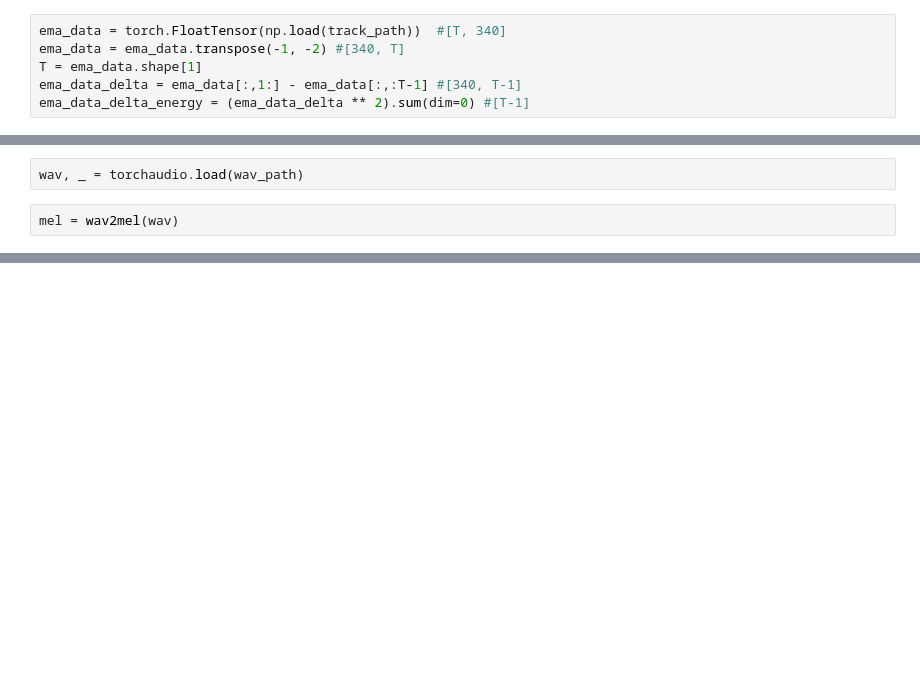
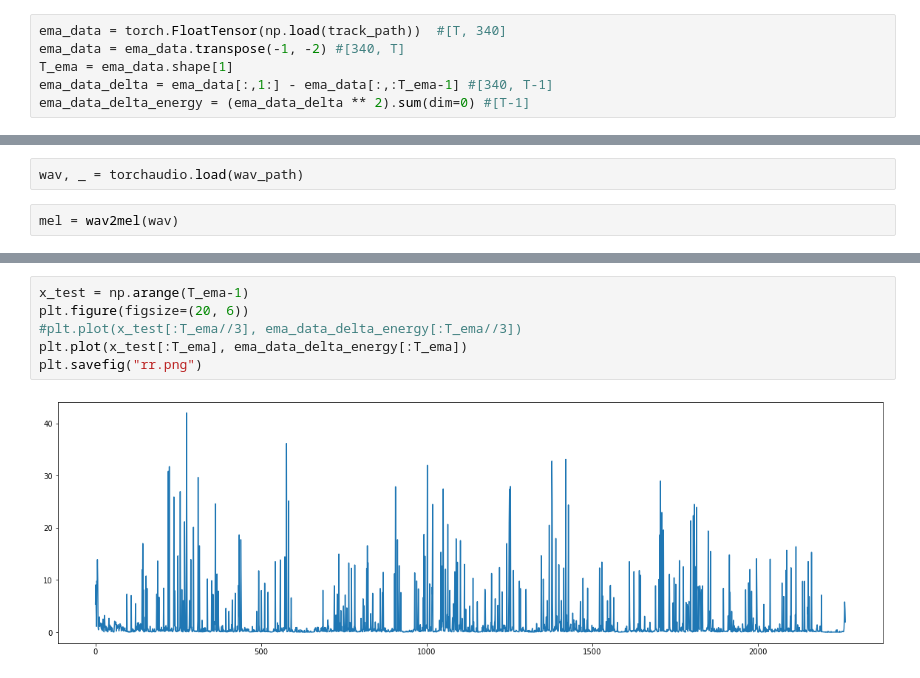
Before and after one commit to Berkeley-Speech-Group/ema_gesture, a Jupyter notebook: modulation_ema_rtMRI.ipynb, the cells around one changed output, grey strips where cells are left out. Drawn from its saved outputs; the diff is of its cells as text; blank space fills up the shorter version.

```diff
--- a/modulation_ema_rtMRI.ipynb
+++ b/modulation_ema_rtMRI.ipynb
@@ -18,6 +18,6 @@ ipd.Audio(wav_path) # load a local WAV file
 # %%
 ema_data = torch.FloatTensor(np.load(track_path))  #[T, 340]
 ema_data = ema_data.transpose(-1, -2) #[340, T]
-T = ema_data.shape[1]
-ema_data_delta = ema_data[:,1:] - ema_data[:,:T-1] #[340, T-1]
+T_ema = ema_data.shape[1]
+ema_data_delta = ema_data[:,1:] - ema_data[:,:T_ema-1] #[340, T-1]
 ema_data_delta_energy = (ema_data_delta ** 2).sum(dim=0) #[T-1]
@@ -47,0 +43,8 @@ fig.canvas.draw()
+# %%
+x_test = np.arange(T_ema-1)
+plt.figure(figsize=(20, 6))
+#plt.plot(x_test[:T_ema//3], ema_data_delta_energy[:T_ema//3])
+plt.plot(x_test[:T_ema], ema_data_delta_energy[:T_ema])
+plt.savefig("rr.png")
+# %% [output]
+[figure, added]
```
Also changed, not shown: parts of 3 cells of this notebook.
